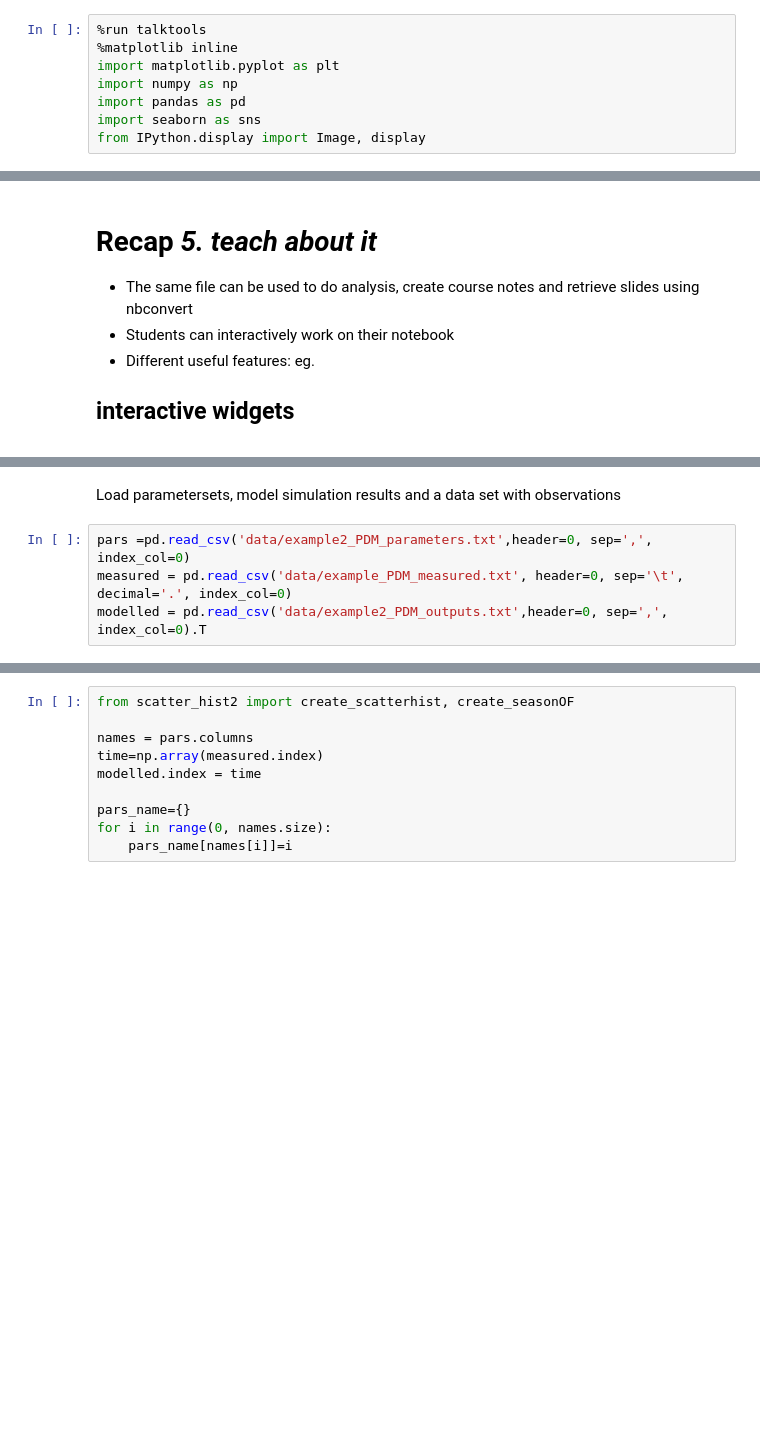
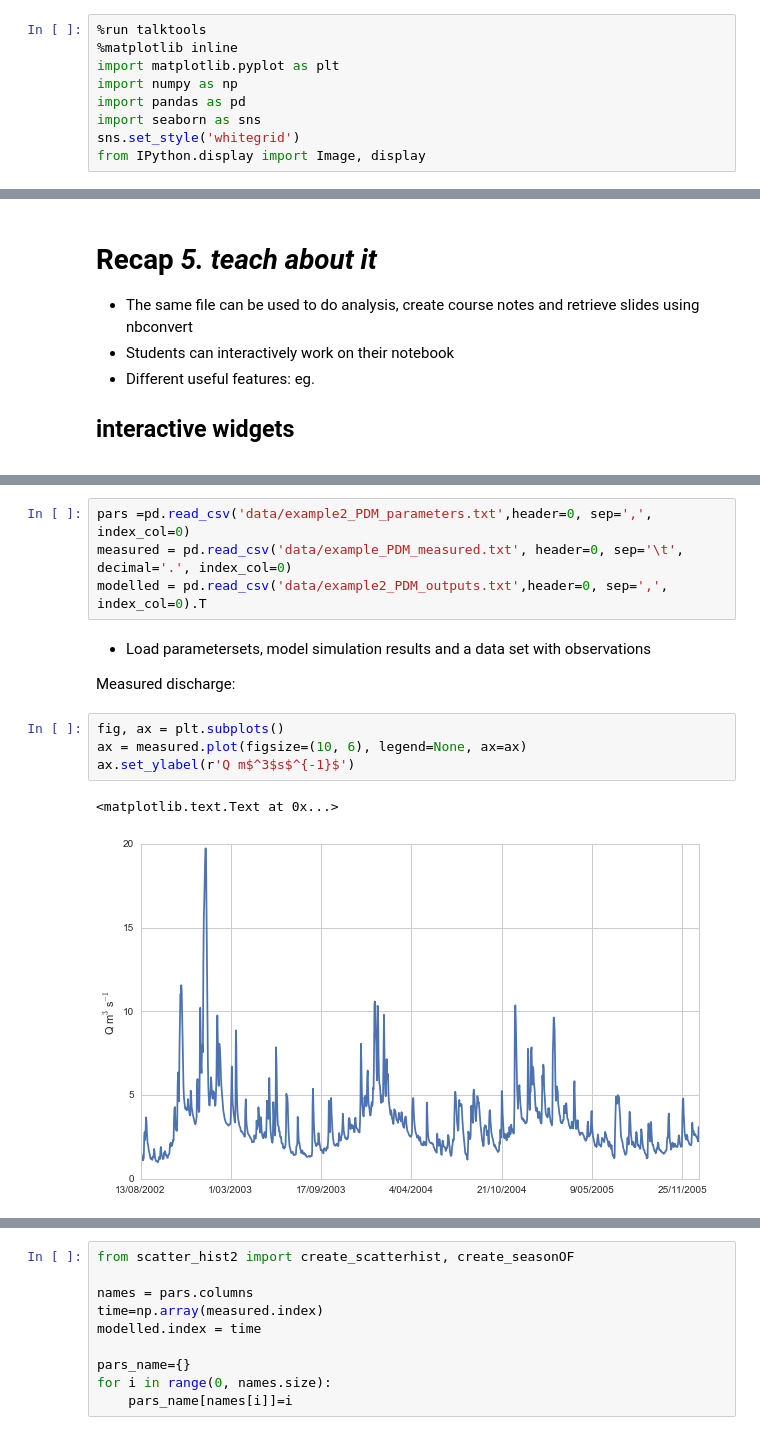
Before and after one commit to stijnvanhoey/EGU2015, a Jupyter notebook: EGU2015_FOSS_notebooks.ipynb, the cells around one changed output, grey strips where cells are left out. Cells and saved outputs as stored; diff of their text form; blank space fills up the shorter version.

```diff
--- a/EGU2015_FOSS_notebooks.ipynb
+++ b/EGU2015_FOSS_notebooks.ipynb
@@ -5,6 +5,7 @@ import matplotlib.pyplot as plt
 import numpy as np
 import pandas as pd
 import seaborn as sns
+sns.set_style('whitegrid')
 from IPython.display import Image, display
 # %% [markdown]
 <h1><div align='left'> Open Source can improve current scientific practice</div></h1>
@@ -130,9 +133,18 @@ Check it out on https://github.com/ipython/ipython/wiki/A-gallery-of-interesting
 <br/>
 
 <center><img src="figs/PDM_adapted.png" width="60%"></center>
-# %% [markdown]
-<span class="emph"> </h3>Load parametersets, model simulation results and a data set with observations</h3> </span>
 # %%
 pars =pd.read_csv('data/example2_PDM_parameters.txt',header=0, sep=',', index_col=0)
 measured = pd.read_csv('data/example_PDM_measured.txt', header=0, sep='\t', decimal='.', index_col=0)
 modelled = pd.read_csv('data/example2_PDM_outputs.txt',header=0, sep=',', index_col=0).T
+# %% [markdown]
+* Load parametersets, model simulation results and a data set with observations
+
+Measured discharge:
+# %%
+fig, ax = plt.subplots()
+ax = measured.plot(figsize=(10, 6), legend=None, ax=ax)
+ax.set_ylabel(r'Q m$^3$s$^{-1}$')
+# %% [output]
+<matplotlib.text.Text at 0x...>
+[figure, added]
```
Also changed, not shown: parts of 9 cells of this notebook, 1 other file.
